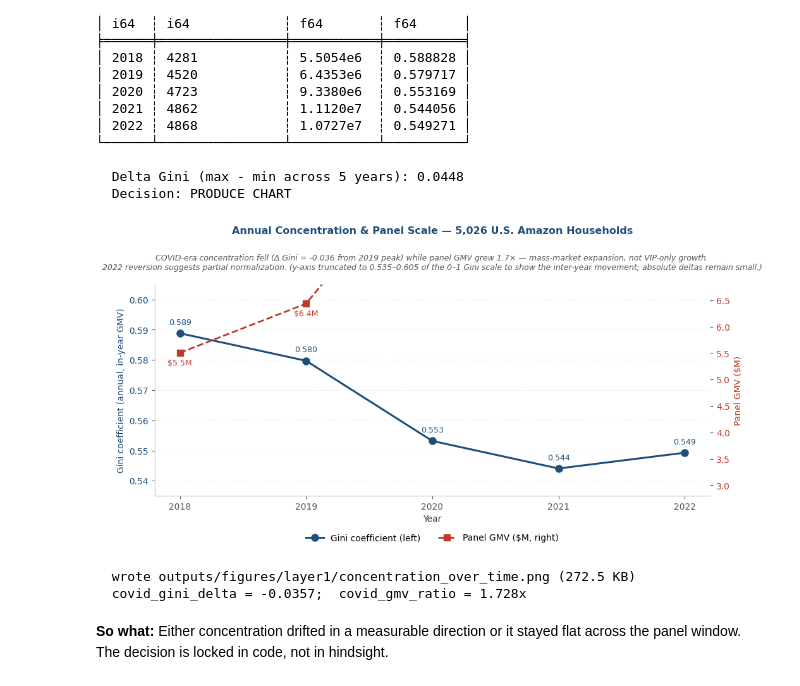
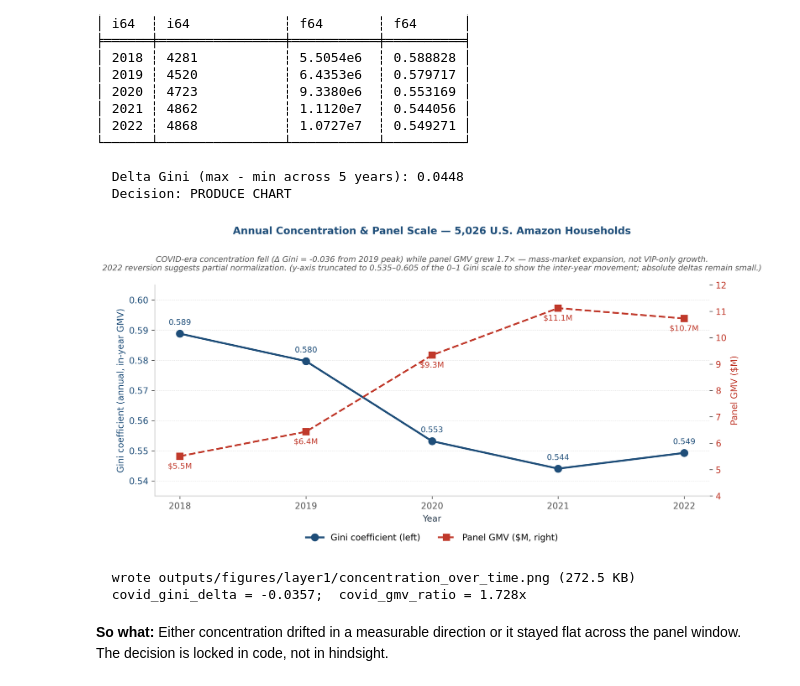
Before and after one commit to lilwan345/amazon-revenue-analytics, a Jupyter notebook: notebooks/01_layer1_concentration.ipynb, the cells around one changed output. Drawn from its saved outputs; the diff is of its cells as text; code cells hidden in the pictures.

```diff
--- a/notebooks/01_layer1_concentration.ipynb
+++ b/notebooks/01_layer1_concentration.ipynb
@@ -1346,37 +1346,37 @@ f"(y-axis truncated to 0.535–0.605 of the 0–1 Gini scale to show the inter-y
     ax.tick_params(axis="y", labelcolor=COLOR_PRIMARY)
     ax2.tick_params(axis="y", labelcolor=COLOR_ACCENT)
 
     ax.set_ylim(bottom=0.535, top=0.605)
-    # Hard-cap right axis to (2.8, 6.8) — caps the top tick at 6.5 cleanly and
-    # eliminates a dangling "7" mark that earlier auto-padding created.
-    ax2.set_ylim(bottom=2.8, top=6.8)
+    # Right axis spans (4, 12) so all 5 annual GMV points fit — 2020-2022
+    # GMV ($9.3M / $11.1M / $10.7M) was being clipped by an earlier (2.8, 6.8) cap.
+    ax2.set_ylim(bottom=4.0, top=12.0)
 
     ax.yaxis.grid(True, linestyle=":", color="#dddddd", linewidth=0.6)
     ax.set_axisbelow(True)
     ax.set_xticks(YEARS)
 
     # Legend below the x-axis (outside plot area) — guarantees no overlap with
     # any data-point annotation regardless of where the GMV/Gini lines run.
     ax.legend(
         handles=[line_gini, line_gmv],
         loc="upper center",
         bbox_to_anchor=(0.5, -0.14),
         ncol=2,
         fontsize=10, frameon=False,
     )
 
     plt.tight_layout(rect=[0, 0.04, 1, 0.90])
 
     GINI_TIME_PNG = PROJECT_ROOT / "outputs" / "figures" / "layer1" / "concentration_over_time.png"
     plt.savefig(GINI_TIME_PNG, dpi=300, facecolor="white", bbox_inches="tight")
     plt.show()
     print(f"  wrote {GINI_TIME_PNG.relative_to(PROJECT_ROOT)} "
           f"({GINI_TIME_PNG.stat().st_size / 1024:.1f} KB)")
     print(f"  covid_gini_delta = {covid_gini_delta:+.4f};  covid_gmv_ratio = {covid_gmv_ratio:.3f}x")
 else:
     print(f"  No chart produced -- Delta Gini = {delta_gini:.4f} < 0.03 threshold.")
 # %% [output]
-[figure, old version]
+[figure, new version]
   wrote outputs/figures/layer1/concentration_over_time.png (272.5 KB)
   covid_gini_delta = -0.0357;  covid_gmv_ratio = 1.728x
 # %% [markdown]
```
Also changed, not shown: 1 other file.
